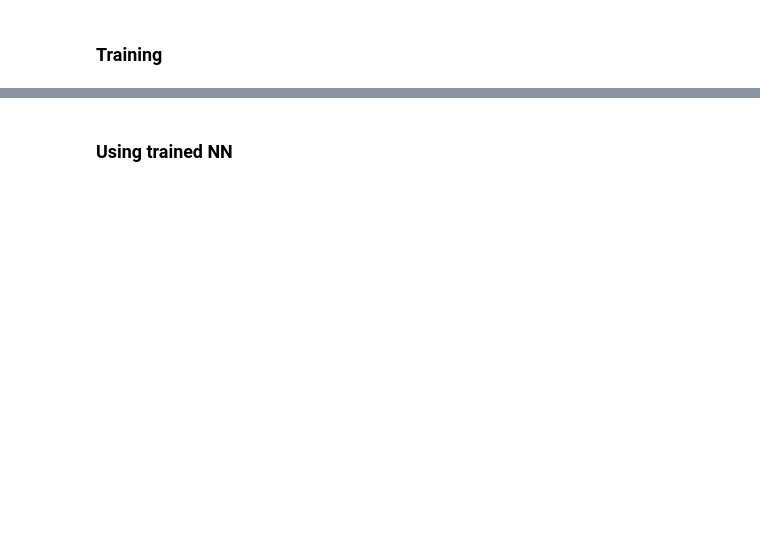
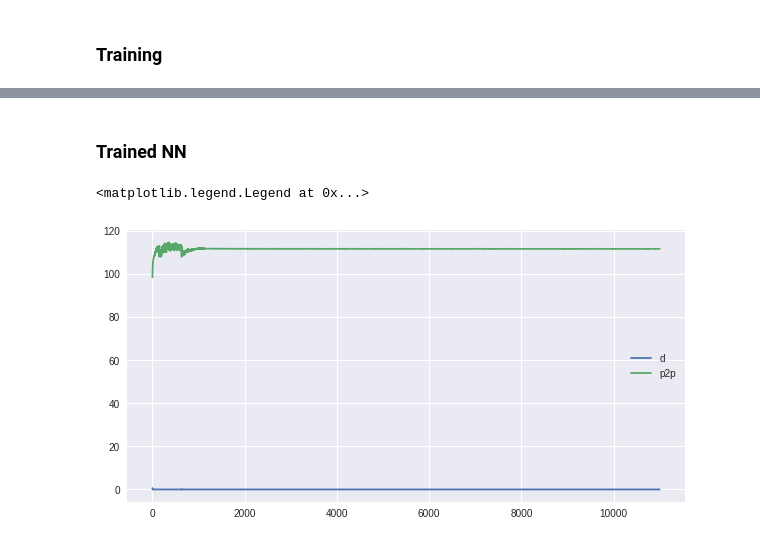
Before and after one commit to astromid/diploma-texture-synthesis, a Jupyter notebook: code/sand_gan.ipynb, the cells around one changed output, grey strips where cells are left out. Saved outputs shown, nothing was run; the diff lists cells and outputs as text; code cells hidden in the pictures; blank space fills up the shorter version.

```diff
--- a/code/sand_gan.ipynb
+++ b/code/sand_gan.ipynb
@@ -348,2 +323,10 @@ Validation Losses of (D=0.0005127847990912921 / P2P=76.29213574424197)
 # %% [markdown]
-### Using trained NN
+### Trained NN
+# %%
+plt.figure(figsize=(10,5))
+plt.plot(losses['d'], label='d')
+plt.plot(losses['p2p'], label='p2p')
+plt.legend()
+# %% [output]
+<matplotlib.legend.Legend at 0x...>
+[figure, added]
```
Also changed, not shown: parts of 20 cells of this notebook, 3 other files.
